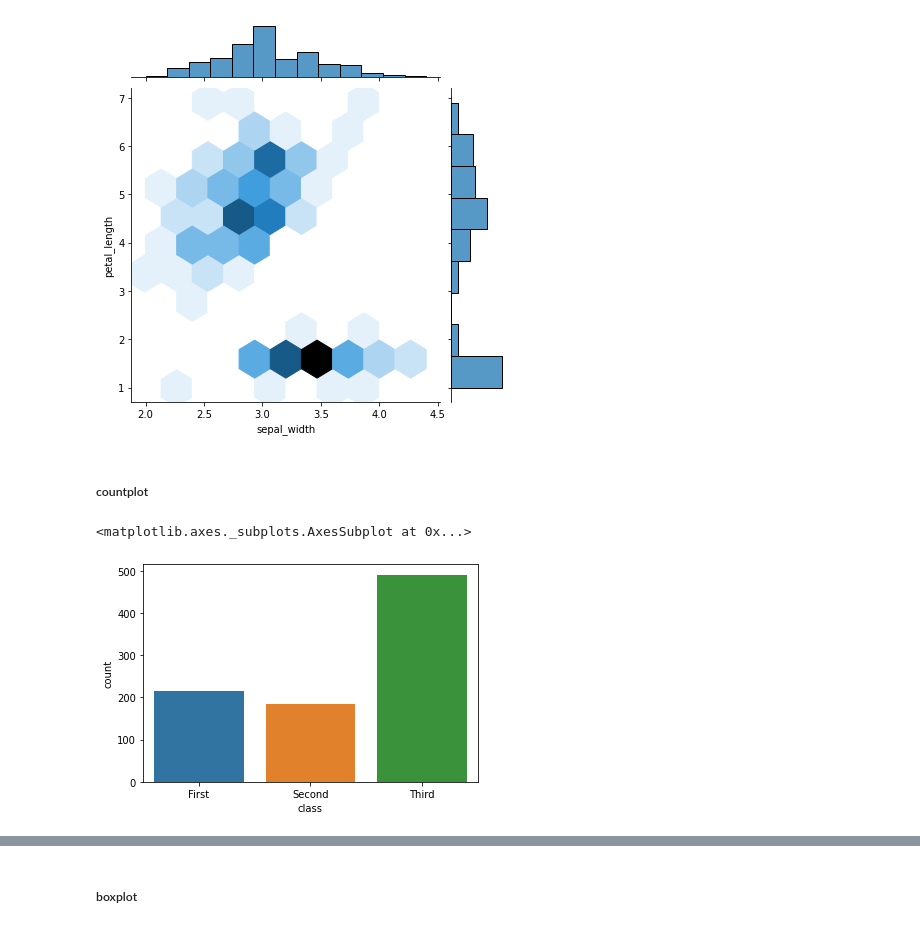
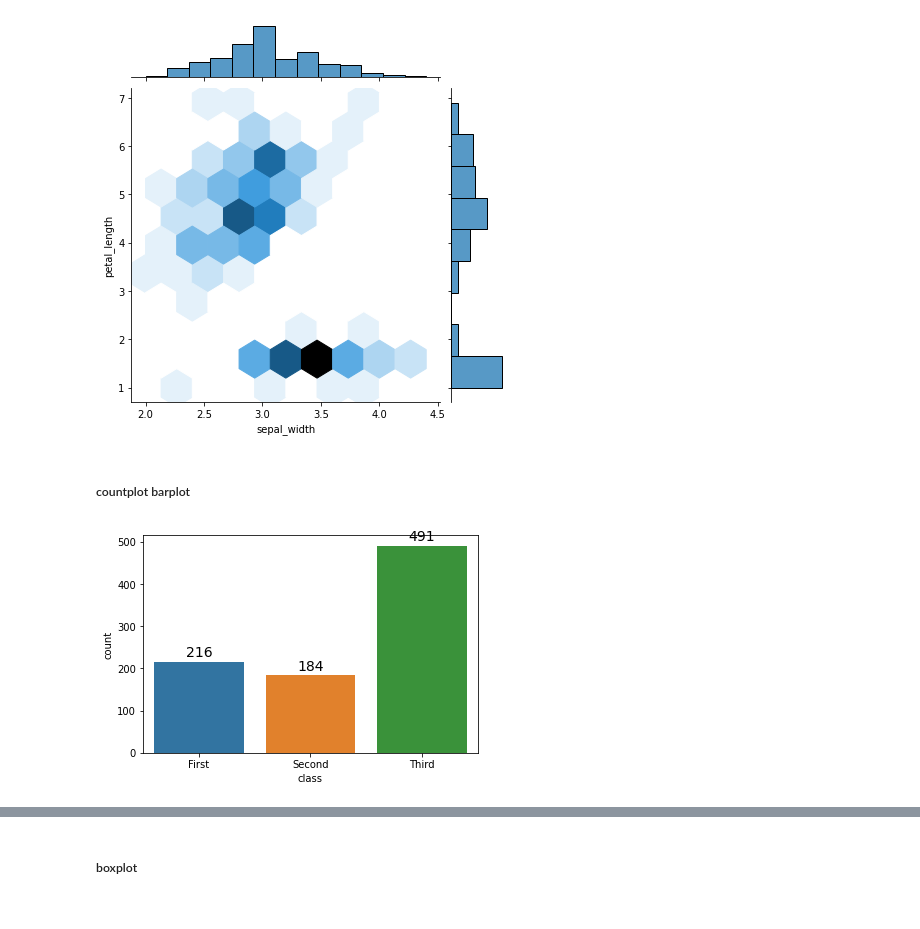
Before and after one commit to MITSUHIRO-KURIKI/seaborn_sample, a Jupyter notebook: seaborn_sample.ipynb, the cells around one changed output, grey strips where cells are left out. Cells and saved outputs as stored; diff of their text form; code cells hidden in the pictures.

```diff
--- a/seaborn_sample.ipynb
+++ b/seaborn_sample.ipynb
@@ -74,9 +85,17 @@ sns.jointplot(data=iris, x='sepal_width', y='petal_length', kind='hex')
 <seaborn.axisgrid.JointGrid at 0x...>
 [figure]
 # %% [markdown]
-##### countplot
+##### countplot barplot
-# %%
-sns.countplot(data=titanic, x="class")
-# %% [output]
-<matplotlib.axes._subplots.AxesSubplot at 0x...>
-[figure, removed]
+# %%
+ax = sns.countplot(data=titanic, x="class")
+for p in ax.patches:
+  ax.annotate(format(p.get_height(), '.0f'),
+              (p.get_x() + p.get_width() / 2., p.get_height()),
+              ha = 'center',
+              va = 'center',
+              xytext = (0, 9),
+              textcoords = 'offset points',
+              fontsize = 14,
+              color = 'k')
+# %% [output]
+[figure, added]
```
Also changed, not shown: parts of 31 cells of this notebook.
